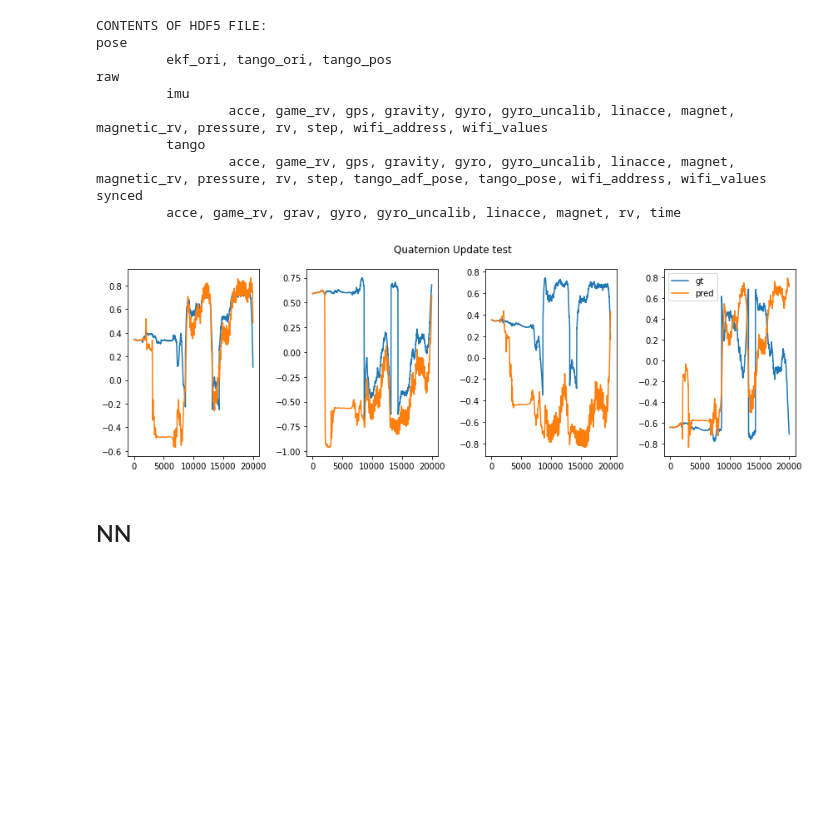
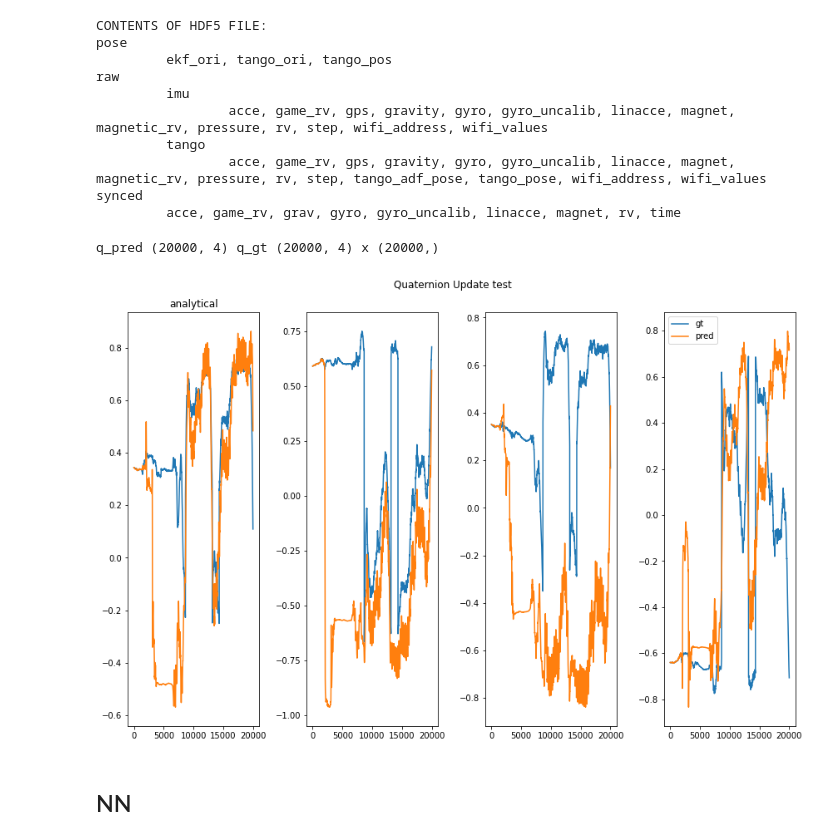
Before and after one commit to tonton-golio/inertial_navigation_transformer, a Jupyter notebook: playground_notebooks/quaternion_update_anton.ipynb, the cells around one changed output. Drawn from its saved outputs; the diff is of its cells as text; code cells hidden in the pictures; blank space fills up the shorter version.

Commit message:
minor plot edits

```diff
--- a/playground_notebooks/quaternion_update_anton.ipynb
+++ b/playground_notebooks/quaternion_update_anton.ipynb
@@ -21,30 +21,45 @@ N = 20000
 # 100 time steps
 q_gt = data_dict['pose/tango_ori'][:N]
 dt = data_dict['synced/time'][1] - data_dict['synced/time'][0]
-q_pred = np.zeros((N,4))
-q_pred[0] = q_gt[0]
+q_pred_ana = np.zeros((N,4))
+q_pred_ana[0] = q_gt[0]
 factor= .0025                                # has been set arbitrarily
 for i in range(1,N):
-    q_pred[i] = Theta(w[i]*factor, dt=dt)@q_pred[i-1]
+    q_pred_ana[i] = Theta(w[i]*factor, dt=dt)@q_pred_ana[i-1]
 # %%
 # plot
-def plot_quat(q_gt, q_pred):
-    fig, ax = plt.subplots(1, 4, figsize=(12, 4))
-    ax[0].plot(q_gt[:,0],)
-    ax[0].plot(q_pred[:,0],)
-    ax[1].plot(q_gt[:,1],)
-    ax[1].plot(q_pred[:,1],)
-    ax[2].plot(q_gt[:,2],)
-    ax[2].plot(q_pred[:,2],)
-    ax[3].plot(q_gt[:,3],label='gt')
-    ax[3].plot(q_pred[:,3],label='pred')
-    ax[3].legend()
+def plot_quat(q_gts, q_preds, xs, names = ['analytical', 'NN']):
+    if type(q_preds) is not list:
+        q_preds = [q_preds]
+    if type(q_gts) is not list:
+        q_gts = [q_gts]
+    if type(xs) is not list:
+        xs = [xs]
+
+    fig, ax = plt.subplots(len(q_preds), 4, figsize=(12, 8))
+    ax = ax.reshape(-1, 4)
+    idx = 0
+    for q_pred, q_gt,x, name in zip(q_preds, q_gts,xs, names):
+        print('q_pred', q_pred.shape, 'q_gt', q_gt.shape, 'x', x.shape)
+        ax[idx, 0].plot(x, q_gt[:,0],)
+        ax[idx, 0].plot(x, q_pred[:,0],)
+        ax[idx, 1].plot(x, q_gt[:,1],)
+        ax[idx, 1].plot(x, q_pred[:,1],)
+        ax[idx, 2].plot(x, q_gt[:,2],)
+        ax[idx, 2].plot(x, q_pred[:,2],)
+        ax[idx, 3].plot(x, q_gt[:,3],label='gt')
+        ax[idx, 3].plot(x, q_pred[:,3],label=f'pred')
+
+        ax[idx, 0].set_title(name)
+        idx += 1
+    ax[0, 3].legend()
     fig.suptitle('Quaternion Update test')
     plt.tight_layout()
 
-plot_quat(q_gt, q_pred)
+plot_quat(q_gt, q_pred_ana, np.arange(len(q_gt)))
 # %% [output]
+q_pred (20000, 4) q_gt (20000, 4) x (20000,)
-[figure, old version]
+[figure, new version]
 # %% [markdown]
 ## NN
 # %%
```
Also changed, not shown: parts of 2 cells of this notebook.
